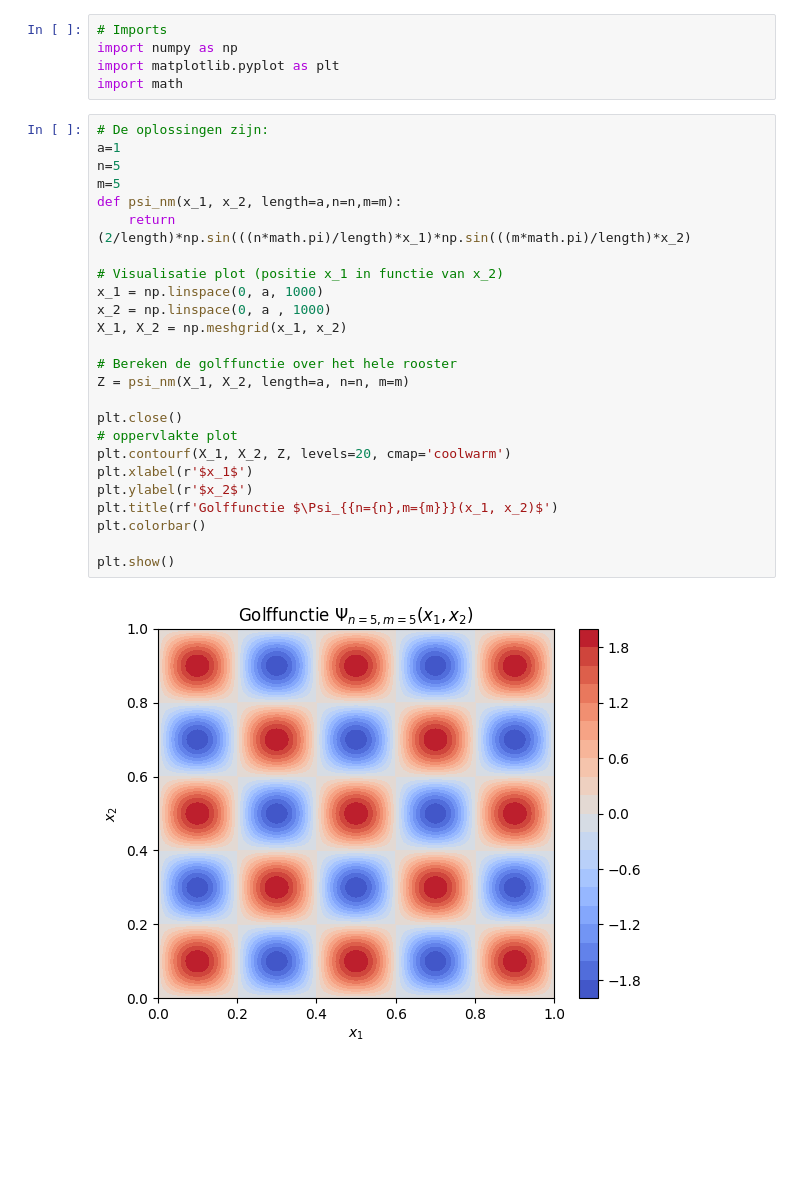
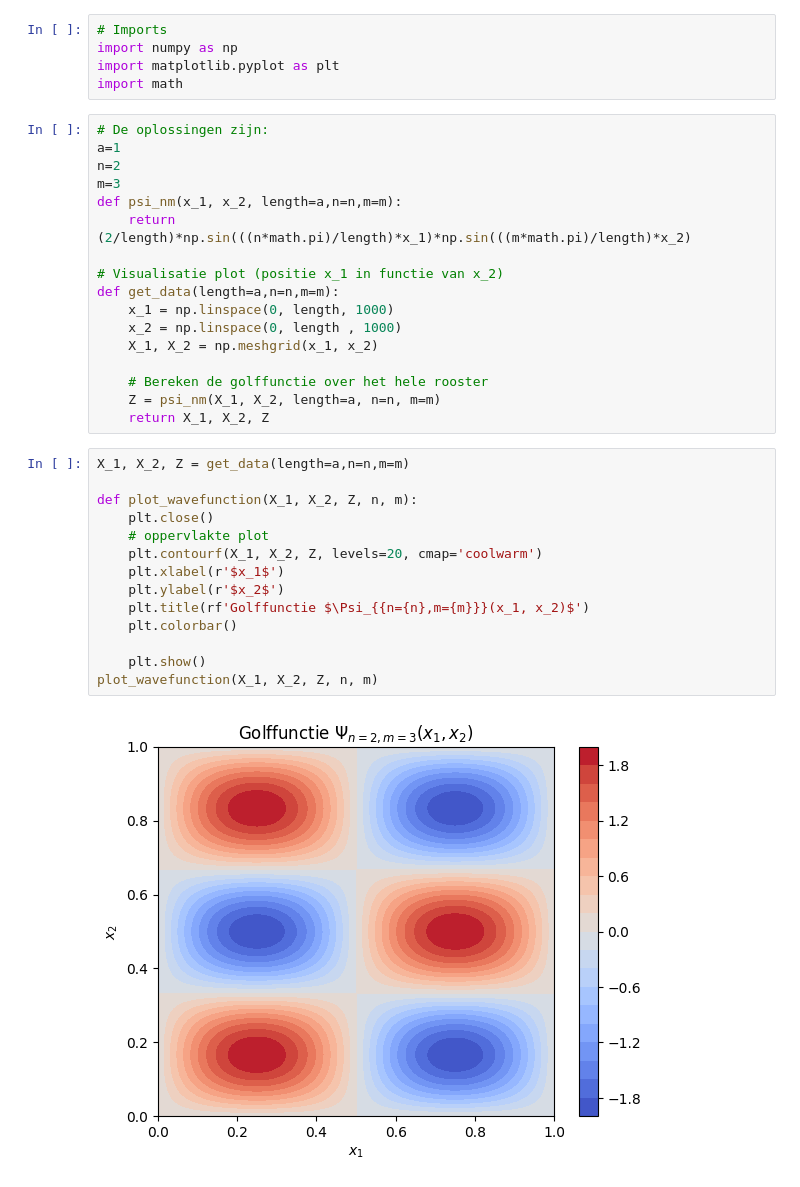
Before and after one commit to trcools/2e-bachelor-Fysica, a Jupyter notebook: 1e-bachelor-semester-1/Chemie 2/Code/twee-elektronen.ipynb, the cells around one changed output. Drawn from its saved outputs; the diff is of its cells as text; blank space fills up the shorter version.

```diff
--- a/1e-bachelor-semester-1/Chemie 2/Code/twee-elektronen.ipynb
+++ b/1e-bachelor-semester-1/Chemie 2/Code/twee-elektronen.ipynb
@@ -9,27 +9,33 @@ import math
 # %%
 # De oplossingen zijn:
 a=1
-n=5
-m=5
+n=2
+m=3
 def psi_nm(x_1, x_2, length=a,n=n,m=m):
     return (2/length)*np.sin(((n*math.pi)/length)*x_1)*np.sin(((m*math.pi)/length)*x_2)
 
 # Visualisatie plot (positie x_1 in functie van x_2)
-x_1 = np.linspace(0, a, 1000)
-x_2 = np.linspace(0, a , 1000)
-X_1, X_2 = np.meshgrid(x_1, x_2)
+def get_data(length=a,n=n,m=m):
+    x_1 = np.linspace(0, length, 1000)
+    x_2 = np.linspace(0, length , 1000)
+    X_1, X_2 = np.meshgrid(x_1, x_2)
 
-# Bereken de golffunctie over het hele rooster
-Z = psi_nm(X_1, X_2, length=a, n=n, m=m)
-
-plt.close()
-# oppervlakte plot
-plt.contourf(X_1, X_2, Z, levels=20, cmap='coolwarm')
-plt.xlabel(r'$x_1$')
-plt.ylabel(r'$x_2$')
-plt.title(rf'Golffunctie $\Psi_{{n={n},m={m}}}(x_1, x_2)$')
-plt.colorbar()
-
-plt.show()
+    # Bereken de golffunctie over het hele rooster
+    Z = psi_nm(X_1, X_2, length=a, n=n, m=m)
+    return X_1, X_2, Z
-# %% [output]
-[figure, removed]
+# %%
+X_1, X_2, Z = get_data(length=a,n=n,m=m)
+
+def plot_wavefunction(X_1, X_2, Z, n, m):
+    plt.close()
+    # oppervlakte plot
+    plt.contourf(X_1, X_2, Z, levels=20, cmap='coolwarm')
+    plt.xlabel(r'$x_1$')
+    plt.ylabel(r'$x_2$')
+    plt.title(rf'Golffunctie $\Psi_{{n={n},m={m}}}(x_1, x_2)$')
+    plt.colorbar()
+
+    plt.show()
+plot_wavefunction(X_1, X_2, Z, n, m)
+# %% [output]
+[figure, added]
```
Also changed, not shown: parts of 2 cells of this notebook.
